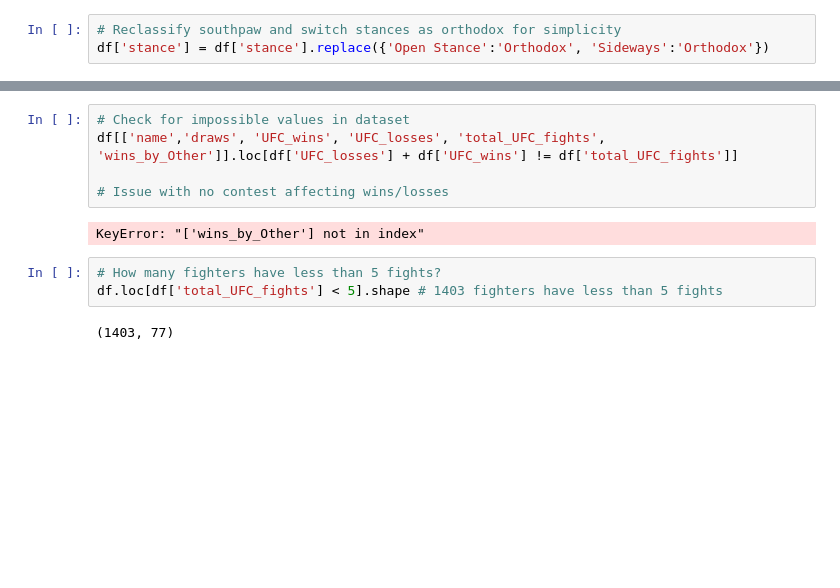
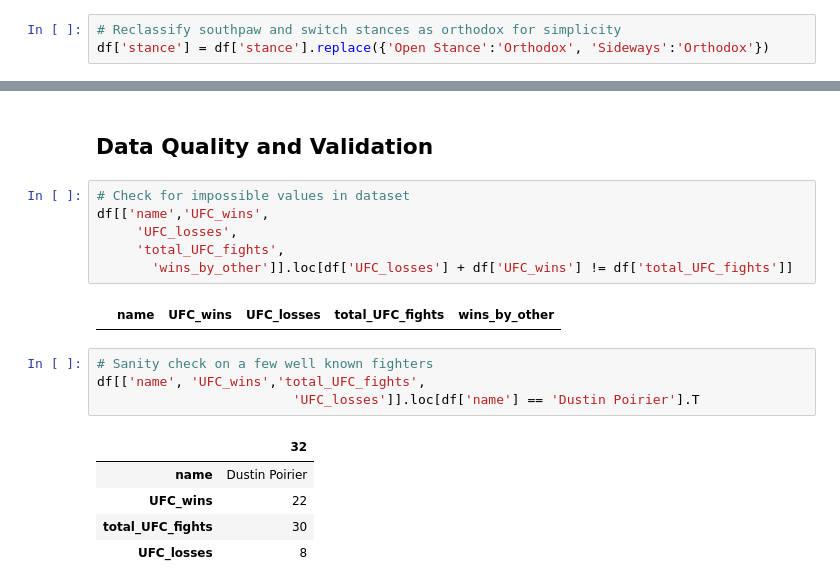
Before and after one commit to sgracia19/UFC_Fighter_Segmentation, a Jupyter notebook: notebooks/02_Data_Exploration.ipynb, the cells around one changed output, grey strips where cells are left out. Drawn from its saved outputs; the diff is of its cells as text; blank space fills up the shorter version.

```diff
--- a/notebooks/02_Data_Exploration.ipynb
+++ b/notebooks/02_Data_Exploration.ipynb
@@ -109,12 +89,20 @@ plt.show()
+# %% [markdown]
+## Data Quality and Validation
 # %%
 # Check for impossible values in dataset
-df[['name','draws', 'UFC_wins', 'UFC_losses', 'total_UFC_fights', 'wins_by_Other']].loc[df['UFC_losses'] + df['UFC_wins'] != df['total_UFC_fights']]
-
-# Issue with no contest affecting wins/losses
+df[['name','UFC_wins',
+     'UFC_losses',
+     'total_UFC_fights',
+       'wins_by_other']].loc[df['UFC_losses'] + df['UFC_wins'] != df['total_UFC_fights']]
 # %% [output]
-KeyError: "['wins_by_Other'] not in index"
+|  | name | UFC_wins | UFC_losses | total_UFC_fights | wins_by_other |
-# %%
-# How many fighters have less than 5 fights?
-df.loc[df['total_UFC_fights'] < 5].shape # 1403 fighters have less than 5 fights
-# %% [output]
-(1403, 77)
+# %%
+# Sanity check on a few well known fighters
+df[['name', 'UFC_wins','total_UFC_fights',
+                         'UFC_losses']].loc[df['name'] == 'Dustin Poirier'].T
+# %% [output]
+|  | 32 |
+| name | Dustin Poirier |
+| UFC_wins | 22 |
+| total_UFC_fights | 30 |
+| UFC_losses | 8 |
```
Also changed, not shown: parts of 16 cells of this notebook, 1 other file.
